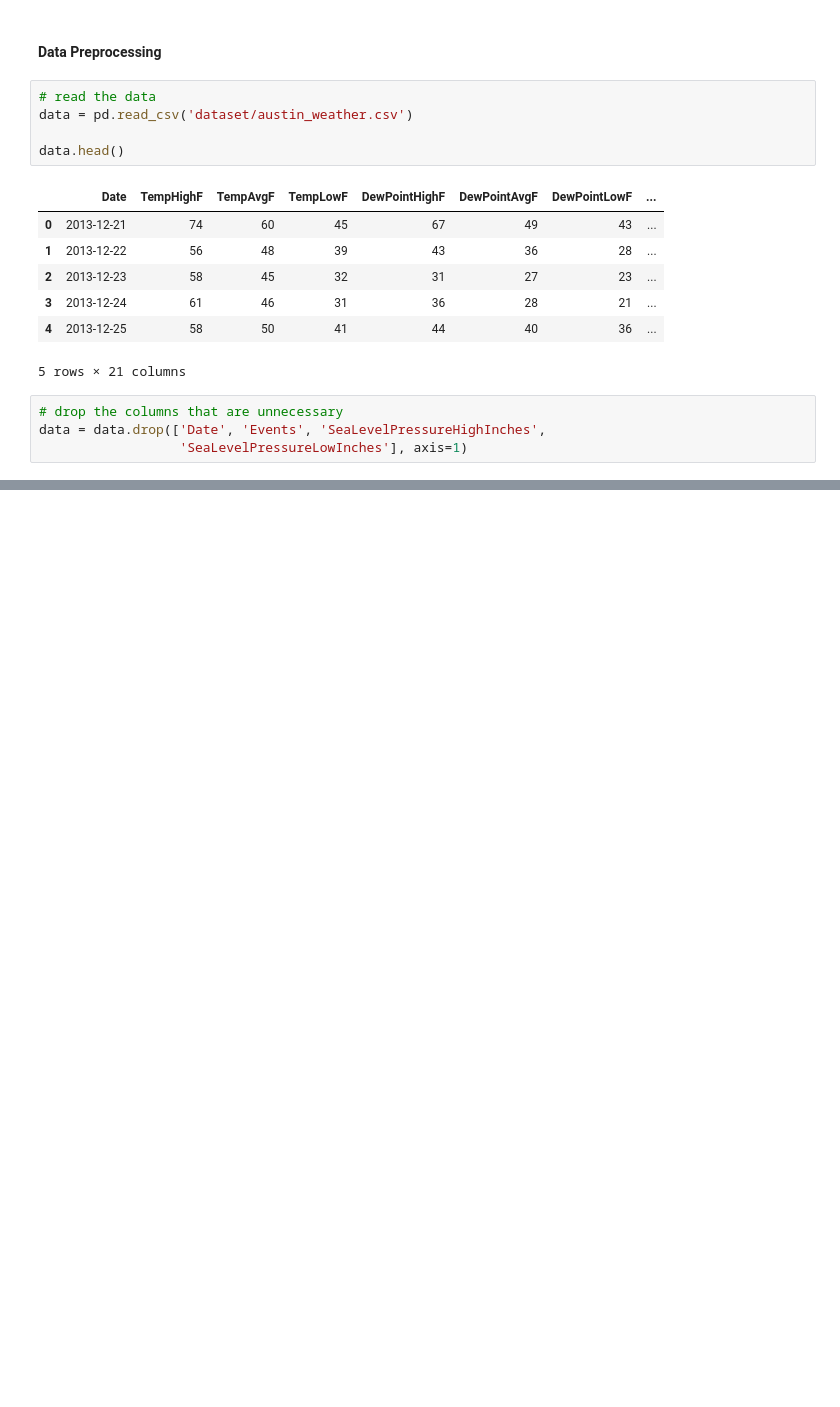
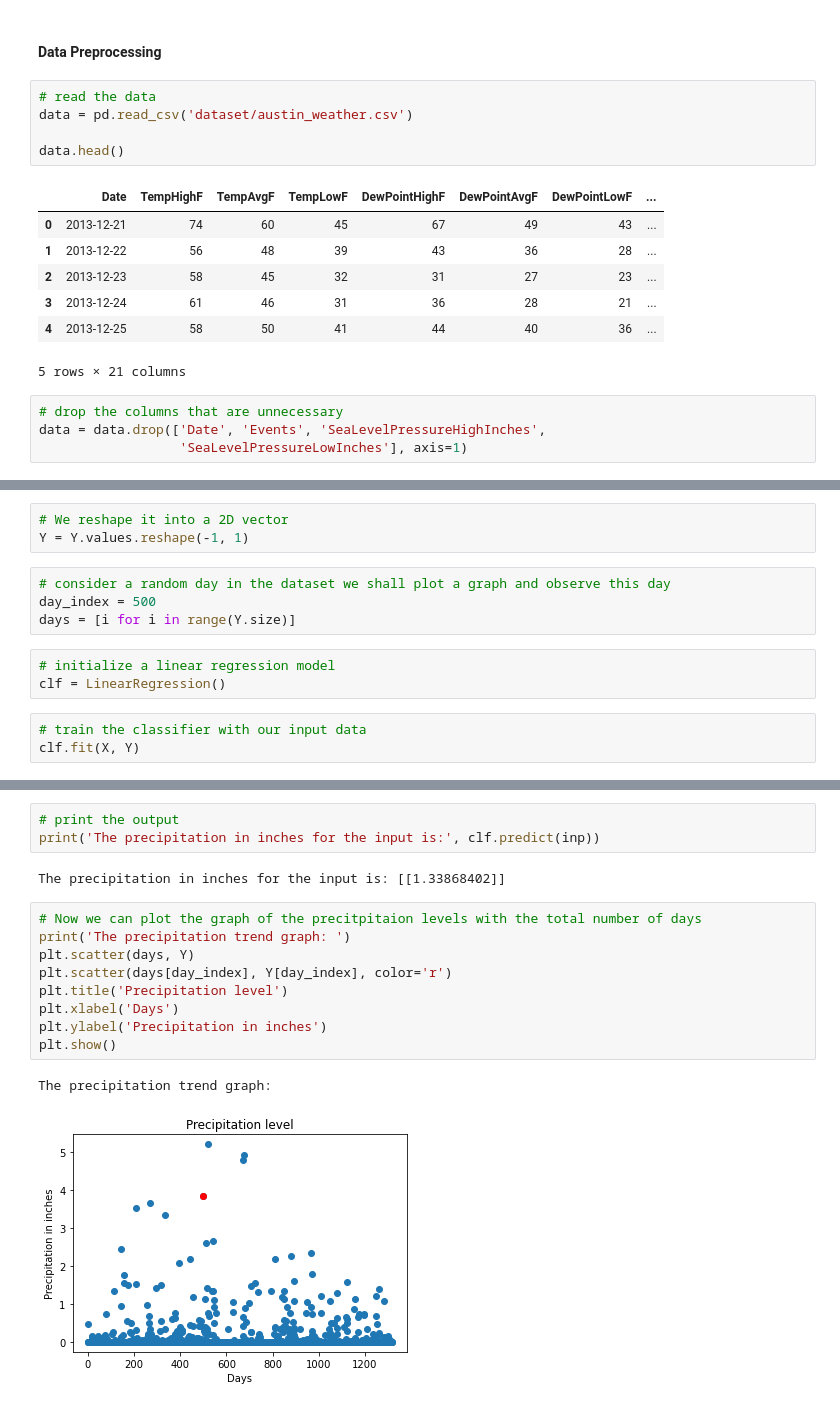
Before and after one commit to Shahrullo/Rainfall-Prediction, a Jupyter notebook: Rainfall Prediction.ipynb, the cells around one changed output, grey strips where cells are left out. Drawn from its saved outputs; the diff is of its cells as text; blank space fills up the shorter version.

Commit message:
finished training and got some good result

```diff
--- a/Rainfall Prediction.ipynb
+++ b/Rainfall Prediction.ipynb
@@ -47,0 +75,13 @@ data = data.replace('T', 0.0)
+# %%
+# We reshape it into a 2D vector
+Y = Y.values.reshape(-1, 1)
+# %%
+# consider a random day in the dataset we shall plot a graph and observe this day
+day_index = 500
+days = [i for i in range(Y.size)]
+# %%
+# initialize a linear regression model
+clf = LinearRegression()
+# %%
+# train the classifier with our input data
+clf.fit(X, Y)
@@ -47,0 +96,17 @@ data = data.replace('T', 0.0)
+# %%
+# print the output
+print('The precipitation in inches for the input is:', clf.predict(inp))
+# %% [output]
+The precipitation in inches for the input is: [[1.33868402]]
+# %%
+# Now we can plot the graph of the precitpitaion levels with the total number of days
+print('The precipitation trend graph: ')
+plt.scatter(days, Y)
+plt.scatter(days[day_index], Y[day_index], color='r')
+plt.title('Precipitation level')
+plt.xlabel('Days')
+plt.ylabel('Precipitation in inches')
+plt.show()
+# %% [output]
+The precipitation trend graph:
+[figure, added]
```
Also changed, not shown: parts of 14 cells of this notebook.
